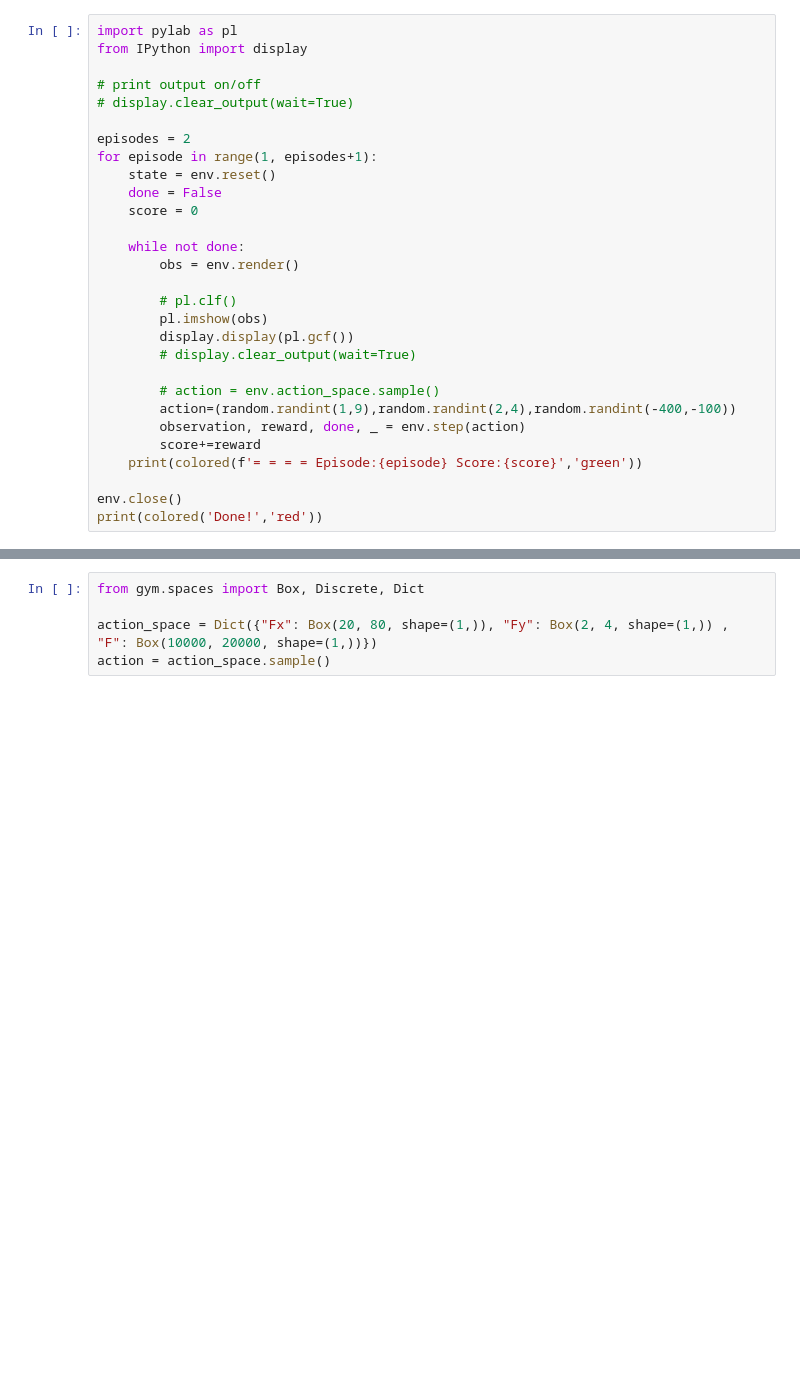
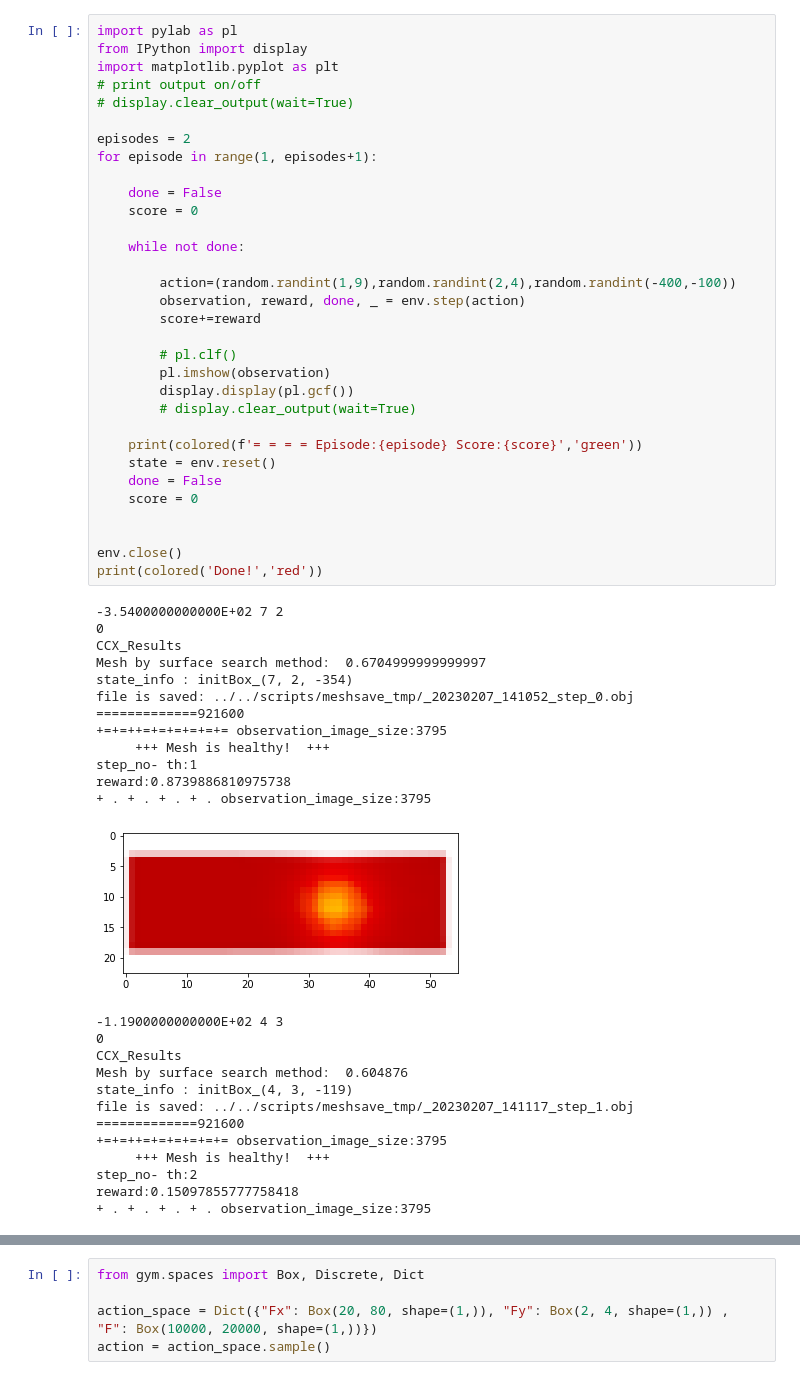
Before and after one commit to hex41434/FreeCAD_RL_FEM_Environment, a Jupyter notebook: src/RLFEM/build_RL_env.ipynb, the cells around one changed output, grey strips where cells are left out. Drawn from its saved outputs; the diff is of its cells as text; blank space fills up the shorter version.

```diff
--- a/src/RLFEM/build_RL_env.ipynb
+++ b/src/RLFEM/build_RL_env.ipynb
@@ -20,29 +40,58 @@ env = RLFEM(render_modes='human',
 # %%
 import pylab as pl
 from IPython import display
-
+import matplotlib.pyplot as plt
 # print output on/off
 # display.clear_output(wait=True)
 
 episodes = 2
 for episode in range(1, episodes+1):
+
+    done = False
+    score = 0
+
+    while not done:
+
+        action=(random.randint(1,9),random.randint(2,4),random.randint(-400,-100))
+        observation, reward, done, _ = env.step(action)
+        score+=reward
+
+        # pl.clf()
+        pl.imshow(observation)
+        display.display(pl.gcf())
+        # display.clear_output(wait=True)
+
+    print(colored(f'= = = = Episode:{episode} Score:{score}','green'))
     state = env.reset()
     done = False
     score = 0
 
-    while not done:
-        obs = env.render()
-
-        # pl.clf()
-        pl.imshow(obs)
-        display.display(pl.gcf())
-        # display.clear_output(wait=True)
-
-        # action = env.action_space.sample()
-        action=(random.randint(1,9),random.randint(2,4),random.randint(-400,-100))
-        observation, reward, done, _ = env.step(action)
-        score+=reward
-    print(colored(f'= = = = Episode:{episode} Score:{score}','green'))
 
 env.close()
 print(colored('Done!','red'))
+# %% [output]
+-3.5400000000000E+02 7 2
+0
+CCX_Results
+Mesh by surface search method:  0.6704999999999997
+state_info : initBox_(7, 2, -354)
+file is saved: ../../scripts/meshsave_tmp/_20230207_141052_step_0.obj
+=============921600
++=+=++=+=+=+=+=+= observation_image_size:3795
+     +++ Mesh is healthy!  +++
+step_no- th:1
+reward:0.8739886810975738
++ . + . + . + . observation_image_size:3795
+[figure, added]
+-1.1900000000000E+02 4 3
+0
+CCX_Results
+Mesh by surface search method:  0.604876
+state_info : initBox_(4, 3, -119)
+file is saved: ../../scripts/meshsave_tmp/_20230207_141117_step_1.obj
+=============921600
++=+=++=+=+=+=+=+= observation_image_size:3795
+     +++ Mesh is healthy!  +++
+step_no- th:2
+reward:0.15097855777758418
++ . + . + . + . observation_image_size:3795
```
Also changed, not shown: parts of 6 cells of this notebook, 2 other files.
